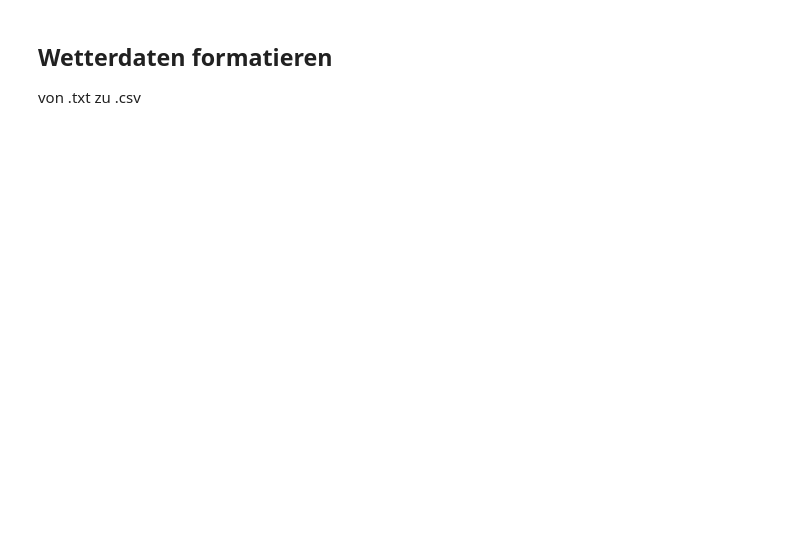
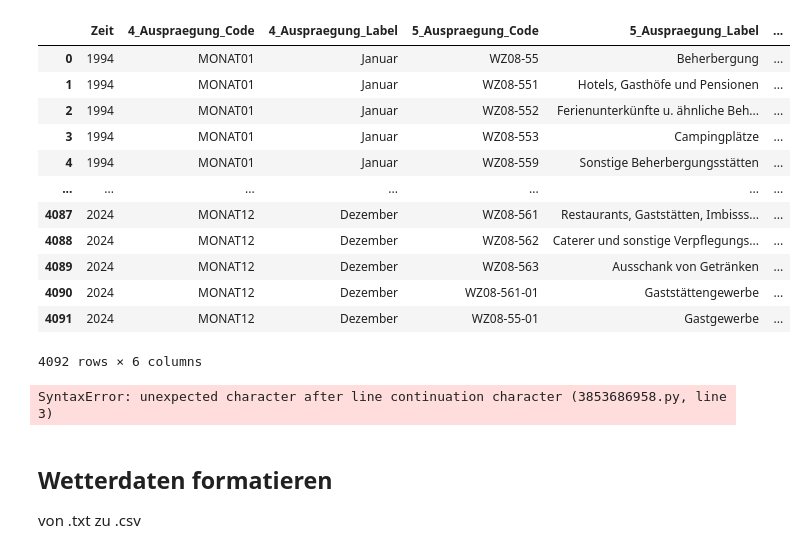
Before and after one commit to Fxvdi/dabi2-project, a Jupyter notebook: ProbeAnalyse.ipynb, the cells around one changed output. Saved outputs shown, nothing was run; the diff lists cells and outputs as text; code cells hidden in the pictures; blank space fills up the shorter version.

```diff
--- a/ProbeAnalyse.ipynb
+++ b/ProbeAnalyse.ipynb
@@ -11,3 +17,32 @@ msno.matrix(df_gastro)
+# %%
+# Bestimmte Columns bekommen
+df_gastro = df_gastro[["Zeit","4_Auspraegung_Code","4_Auspraegung_Label","5_Auspraegung_Code","5_Auspraegung_Label","UMS002__Umsatz__2015=100"]]
+df_gastro
+# %% [output]
+|  | Zeit | 4_Auspraegung_Code | 4_Auspraegung_Label | 5_Auspraegung_Code | 5_Auspraegung_Label | ... |
+| 0 | 1994 | MONAT01 | Januar | WZ08-55 | Beherbergung | ... |
+| 1 | 1994 | MONAT01 | Januar | WZ08-551 | Hotels, Gasthöfe und Pensionen | ... |
+| 2 | 1994 | MONAT01 | Januar | WZ08-552 | Ferienunterkünfte u. ähnliche Beh... | ... |
+| 3 | 1994 | MONAT01 | Januar | WZ08-553 | Campingplätze | ... |
+| 4 | 1994 | MONAT01 | Januar | WZ08-559 | Sonstige Beherbergungsstätten | ... |
+| ... | ... | ... | ... | ... | ... | ... |
+| 4087 | 2024 | MONAT12 | Dezember | WZ08-561 | Restaurants, Gaststätten, Imbisss... | ... |
+| 4088 | 2024 | MONAT12 | Dezember | WZ08-562 | Caterer und sonstige Verpflegungs... | ... |
+| 4089 | 2024 | MONAT12 | Dezember | WZ08-563 | Ausschank von Getränken | ... |
+| 4090 | 2024 | MONAT12 | Dezember | WZ08-561-01 | Gaststättengewerbe | ... |
+| 4091 | 2024 | MONAT12 | Dezember | WZ08-55-01 | Gastgewerbe | ... |
+4092 rows × 6 columns
+# %%
+# Unique Values aus den Columns + Infos zum Dataframe
+
+print(df_gastro.info()
+print("")
+for colum in df_gastro.columns:
+    print(colum)
+    print(df_gastro[colum].unique())
+    print(" ")
+# %% [output]
+SyntaxError: unexpected character after line continuation character (3853686958.py, line 3)
 # %% [markdown]
 ## Wetterdaten formatieren
 von .txt zu .csv
```
Also changed, not shown: parts of 4 cells of this notebook.
